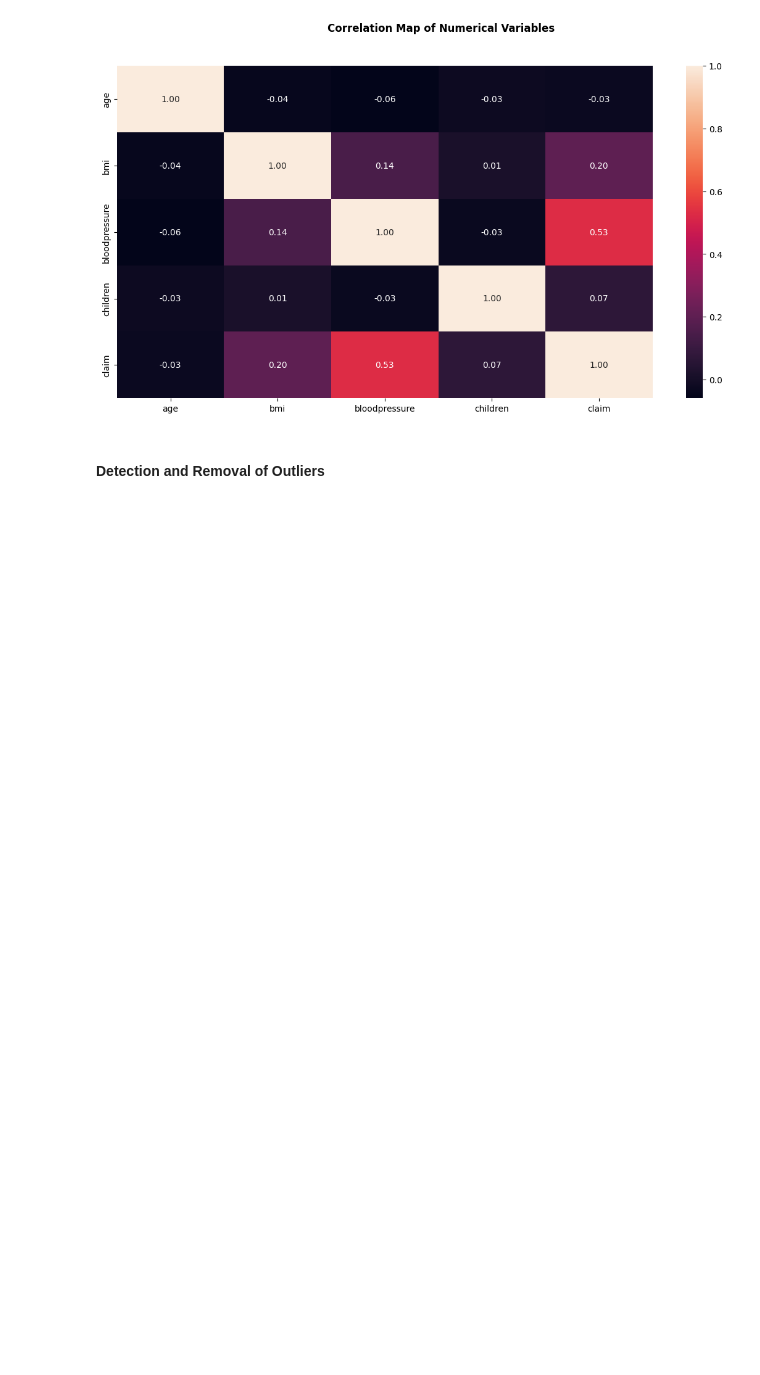
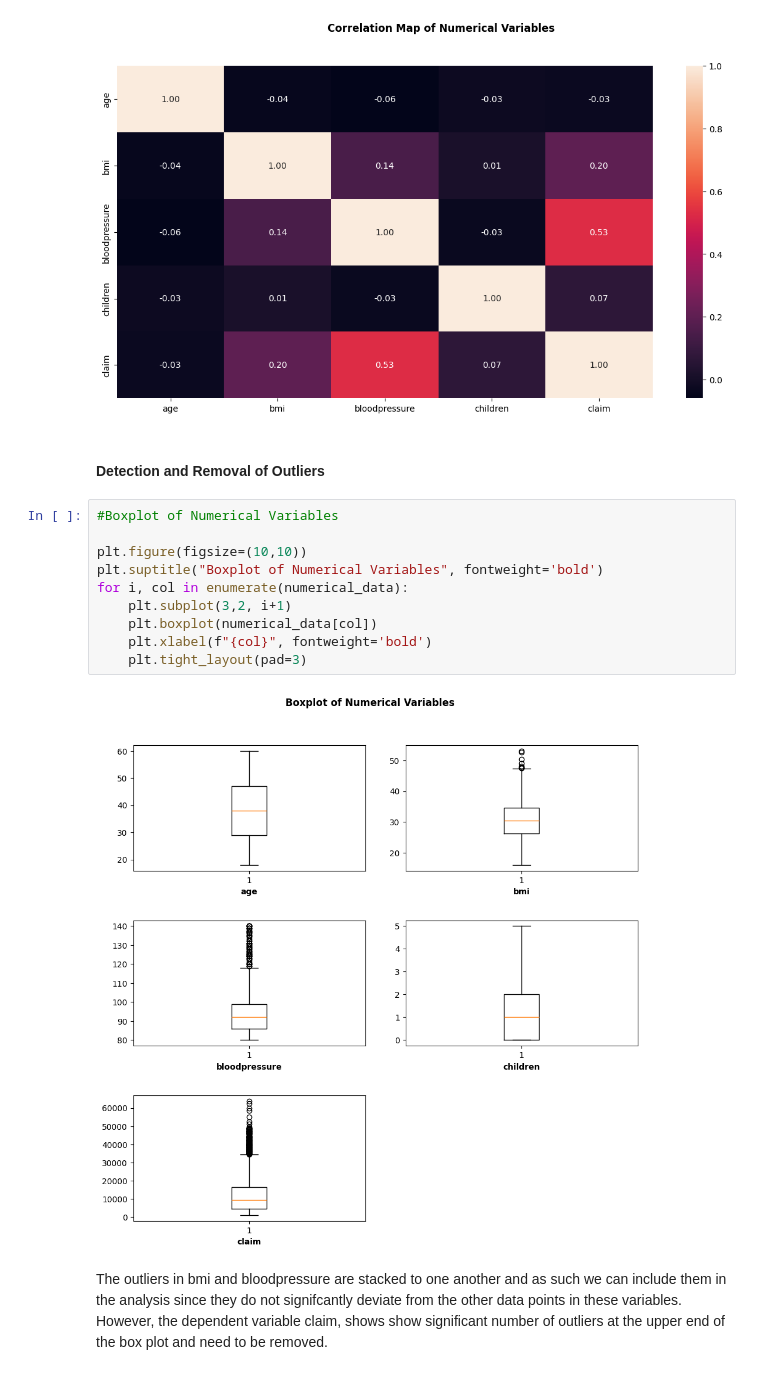
Before and after one commit to btokoli/Insurance-Claims-Prediction-Model, a Jupyter notebook: insurance_claims.ipynb, the cells around one changed output. Saved outputs shown, nothing was run; the diff lists cells and outputs as text; blank space fills up the shorter version.

```diff
--- a/insurance_claims.ipynb
+++ b/insurance_claims.ipynb
@@ -292,3 +292,17 @@ plt.show()
 [figure]
 # %% [markdown]
 #### Detection and Removal of Outliers
+# %%
+#Boxplot of Numerical Variables
+
+plt.figure(figsize=(10,10))
+plt.suptitle("Boxplot of Numerical Variables", fontweight='bold')
+for i, col in enumerate(numerical_data):
+    plt.subplot(3,2, i+1)
+    plt.boxplot(numerical_data[col])
+    plt.xlabel(f"{col}", fontweight='bold')
+    plt.tight_layout(pad=3)
+# %% [output]
+[figure, added]
+# %% [markdown]
+The outliers in bmi and bloodpressure are stacked to one another and as such we can include them in the analysis since they do not signifcantly deviate from the other data points in these variables. However, the dependent variable claim, shows show significant number of outliers at the upper end of the box plot and need to be removed.
```
Also changed, not shown: parts of 7 cells of this notebook.
